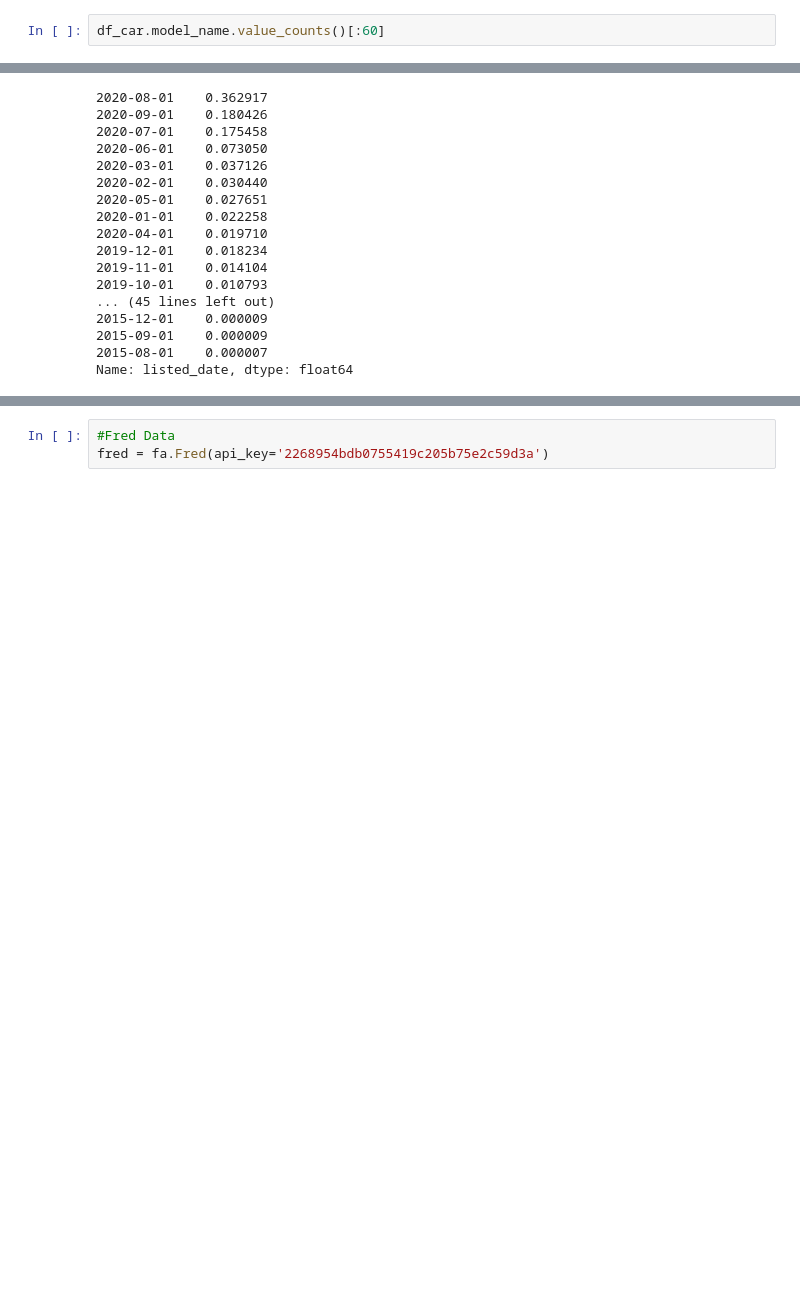
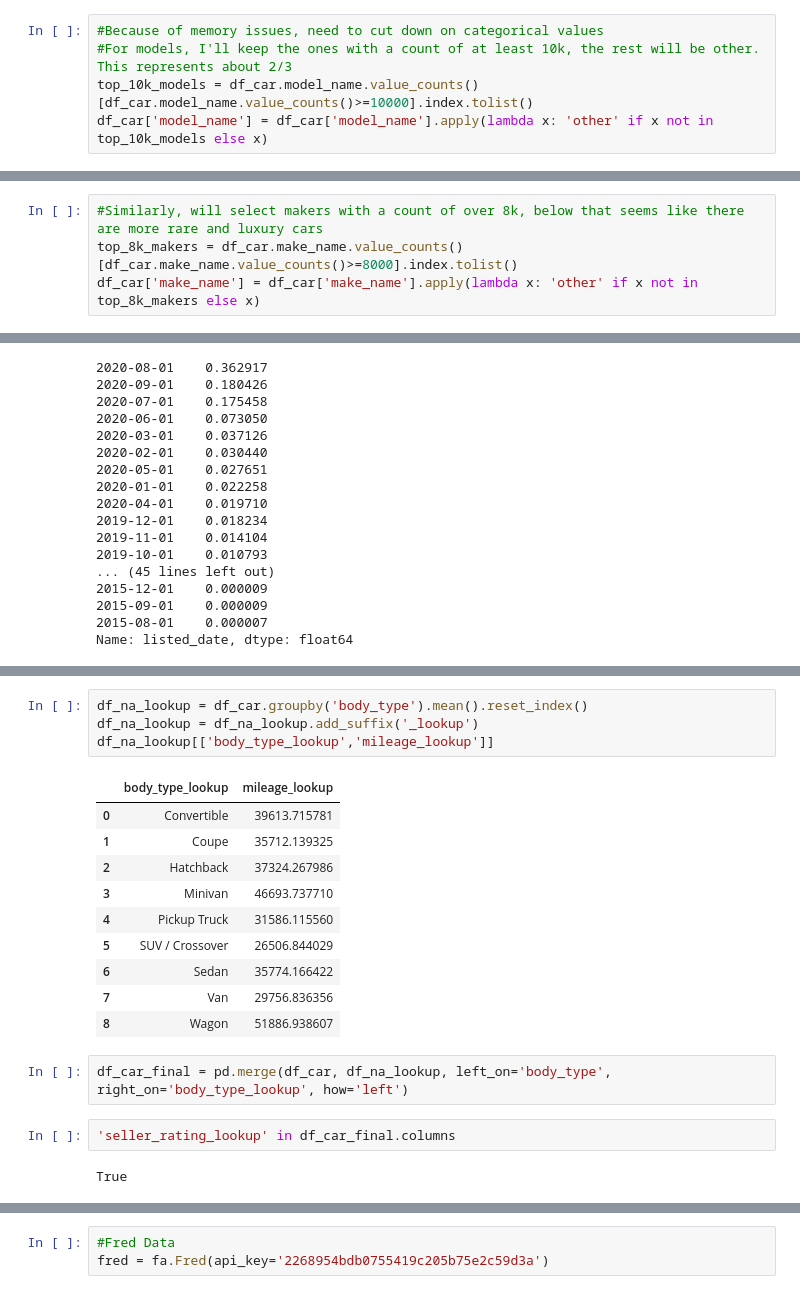
Before and after one commit to callidurai/CarPriceForecast, a Jupyter notebook: Used Car Price Model.ipynb, the cells around one changed output, grey strips where cells are left out. Cells and saved outputs as stored; diff of their text form; blank space fills up the shorter version.

Commit message:
Model done, needs to be tuned

```diff
--- a/Used Car Price Model.ipynb
+++ b/Used Car Price Model.ipynb
@@ -70,4 +92,7 @@ Index(['back_legroom', 'body_type', 'city_fuel_economy', 'daysonmarket',
        'year'],
       dtype='object')
 # %%
-df_car.model_name.value_counts()[:60]
+#Because of memory issues, need to cut down on categorical values
+#For models, I'll keep the ones with a count of at least 10k, the rest will be other. This represents about 2/3
+top_10k_models = df_car.model_name.value_counts()[df_car.model_name.value_counts()>=10000].index.tolist()
+df_car['model_name'] = df_car['model_name'].apply(lambda x: 'other' if x not in top_10k_models else x)
@@ -92,3 +99,7 @@ Name: model_name, dtype: int64
+# %%
+#Similarly, will select makers with a count of over 8k, below that seems like there are more rare and luxury cars
+top_8k_makers = df_car.make_name.value_counts()[df_car.make_name.value_counts()>=8000].index.tolist()
+df_car['make_name'] = df_car['make_name'].apply(lambda x: 'other' if x not in top_8k_makers else x)
 # %%
 #Create numerical values out of strings
 df_car['back_legroom'] = df_car['back_legroom'].replace(r'--', np.nan)
@@ -305,0 +323,21 @@ Name: listed_date, dtype: float64
+# %%
+df_na_lookup = df_car.groupby('body_type').mean().reset_index()
+df_na_lookup = df_na_lookup.add_suffix('_lookup')
+df_na_lookup[['body_type_lookup','mileage_lookup']]
+# %% [output]
+|  | body_type_lookup | mileage_lookup |
+| 0 | Convertible | 39613.715781 |
+| 1 | Coupe | 35712.139325 |
+| 2 | Hatchback | 37324.267986 |
+| 3 | Minivan | 46693.737710 |
+| 4 | Pickup Truck | 31586.115560 |
+| 5 | SUV / Crossover | 26506.844029 |
+| 6 | Sedan | 35774.166422 |
+| 7 | Van | 29756.836356 |
+| 8 | Wagon | 51886.938607 |
+# %%
+df_car_final = pd.merge(df_car, df_na_lookup, left_on='body_type', right_on='body_type_lookup', how='left')
+# %%
+'seller_rating_lookup' in df_car_final.columns
+# %% [output]
+True
```
Also changed, not shown: parts of 68 cells of this notebook.
